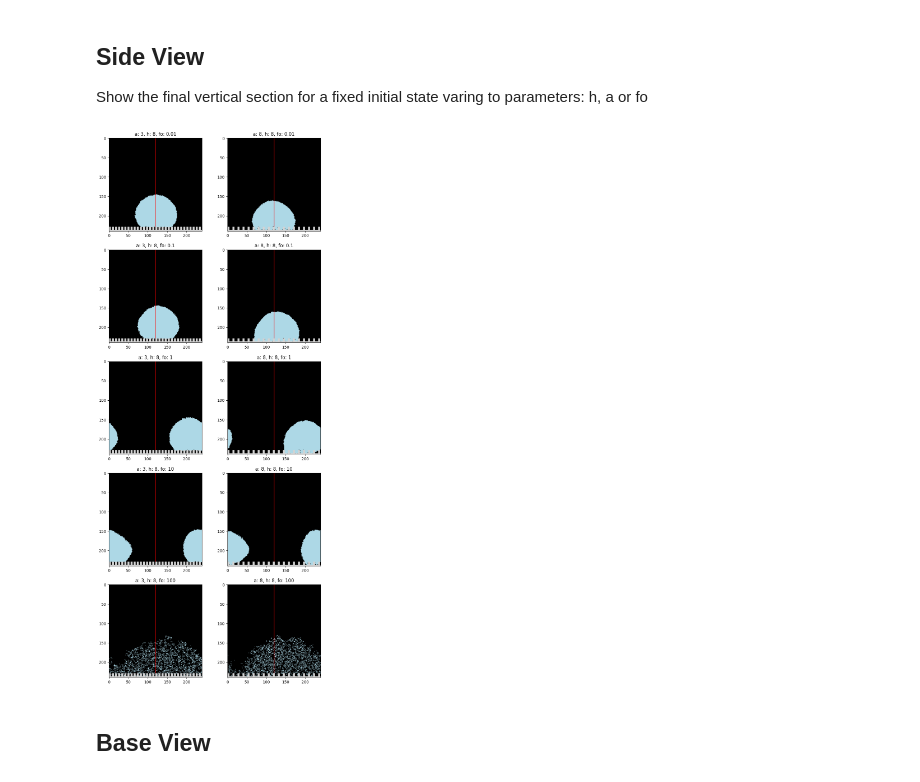
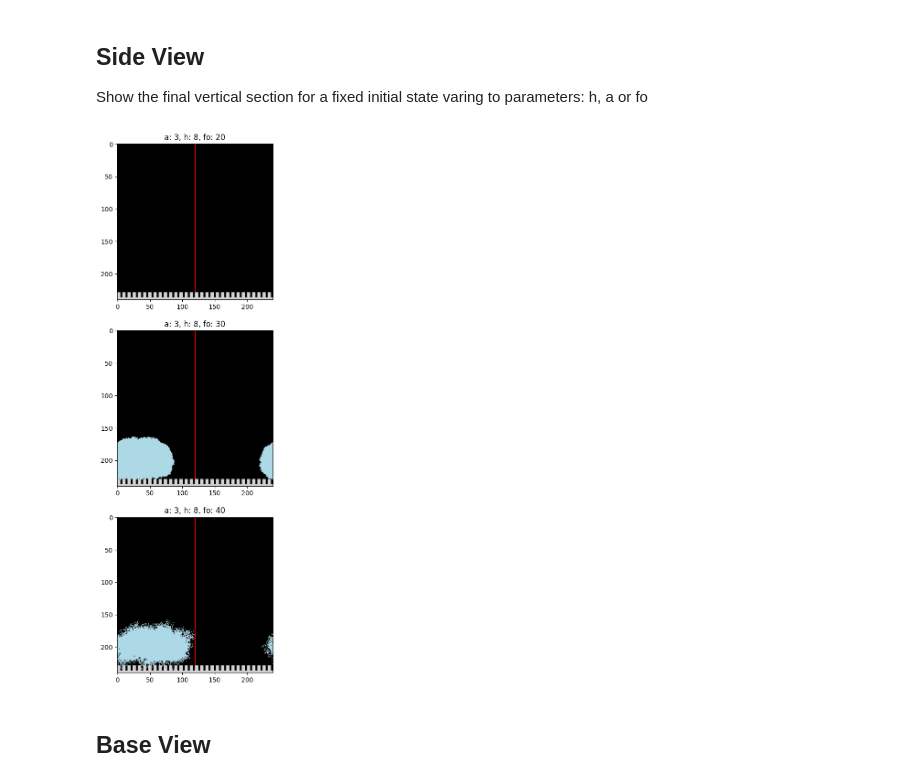
Before and after one commit to bboattini/active_drop_C, a Jupyter notebook: data_processings.ipynb, the cells around one changed output. Cells and saved outputs as stored; diff of their text form; code cells hidden in the pictures.

```diff
--- a/data_processings.ipynb
+++ b/data_processings.ipynb
@@ -373,7 +353,7 @@ Show WE and CB comparizon for a fixed **h** and **fo** time series
 
 PS: contain the scatter plot diagram
 # %%
-file_dict = file_crawler('/home/bboattini/Documents/Dados/Cluster/lamb_10-2_data_15_12_2023')['measures']
+file_dict = file_crawler(path)['measures']
 #--------------------------------------------------------------------------------------
 #Escolha dos arquivos
 print("\nEssas são as frorças possiveis:")
@@ -399,7 +379,7 @@ j = 0
 #Inicia a figura
 fig = plt.figure(figsize=(35,10))
 h = h_from_file(files_to_read[0])
-force = files_to_read[0].split("_")[32].replace(".dsf", "")
+force = fo_from_file(files_to_read[0])
 fig.suptitle('f = '+ force + ' and h = ' + str(h), fontsize=25)
 
 plt.rcParams['font.size'] = '15'
@@ -416,11 +396,11 @@ for f in files_to_read:
   state = state_from_file(f)
   N = 1
   if state == 'WE':
-    N = 5
+    N = 6
 
   a = a_from_file(f)
   #================================GEOMETRIA================================
-  plt.subplot(2,4,N)
+  plt.subplot(2,5,N)
   plt.plot(t ,bxw ,'-' ,c = colors[int(a)], label="Bx a="+str(a))
   #plt.plot(t ,byw ,'--' ,c = colors[int(a)], label="By Water a="+str(a))
   plt.legend(loc="upper left")
@@ -439,18 +419,24 @@ for f in files_to_read:
       altura.append(int(h))
   #print()
   #================================VOLUME ABAIXO============================
-  plt.subplot(2,4,N+1)
+  plt.subplot(2,5,N+1)
   plt.plot(t ,vbw ,'-' ,c = colors[int(a)], label="a="+str(a))
   plt.legend(loc="upper left")
   plt.title(r'V$_{p}$ state '+str(state_from_file(f)))
   #================================ANGULO================================
-  plt.subplot(2,4,N+2)
+  plt.subplot(2,5,N+2)
   plt.plot(t ,txw ,'-' ,c = colors[int(a)], label=r"$\theta _x$ a="+str(a))
-  #plt.plot(t ,tyw ,'--' ,c = colors[int(a)], label="$\theta _y$ a="+str(a))
+  plt.plot(t ,tyw ,'--' ,c = colors[int(a)], label="$\theta _y$ a="+str(a))
   plt.legend(loc="upper left")
   plt.title(r'$\theta$ state ' + str(state_from_file(f)))
+  #================================BASE================================
+  plt.subplot(2,5,N+3)
+  plt.plot(t ,bxw ,'-' ,c = colors[int(a)], label=r"$\theta _x$ a="+str(a))
+  plt.plot(t ,byw ,'--' ,c = colors[int(a)], label="$\theta _y$ a="+str(a))
+  plt.legend(loc="upper left")
+  plt.title(r'$B$ state ' + str(state_from_file(f)))
   #================================ENERGIA================================
-  plt.subplot(2,4,N+3)
+  plt.subplot(2,5,N+4)
   plt.plot(t,E,c = colors[int(a)], label="a="+str(a))
   plt.legend(loc="upper left")
   plt.title(f'E state {state_from_file(f)}')
@@ -621,36 +613,40 @@ for i, file in enumerate(file_dict):
             site = z*l2 + y*l + x
             #if z < h_base or (x % (w + a) < w and y % (w + a) < w):
             if z < h_base or (x % (w + a) < w):
                 image[x, z] = light_grey  # add a gray pixel
 
     # Read the file using numpy
     data = np.loadtxt(file, skiprows=1, dtype=int)
 
     # Iterate over the data
     for row in data:
         site, spin = row
         x = site % l
         y = (site // l) % l
         z = site // (l * l)
         if y == 120:  # adjust this value as needed
             if spin == 1:
                 image[x, z] = light_blue
             elif spin == 2:
                 image[x, z] = light_grey
 
     for z in range(h + h_base, l):
         image[120, z] = red
 
     # Rotate the image 90° anti-clockwise
     rotated_image = np.rot90(image, k=1, axes=(0, 1))
     # Display the rotated image in the corresponding subplot
-    axs[Row, Col].imshow(rotated_image)
-    axs[Row, Col].set_title(f'a: {a}, h: {h}, fo: {fo_from_file(file)}')
+    if len(horizontal) > 1:
+        axs[Row, Col].imshow(rotated_image)
+        axs[Row, Col].set_title(f'a: {a}, h: {h}, fo: {fo_from_file(file)}')
+    else:
+        axs[Row].imshow(rotated_image)
+        axs[Row].set_title(f'a: {a}, h: {h}, fo: {fo_from_file(file)}')
 
 # Save the figure as a JPEG file
 fig.savefig(f"{state}diagram_{vert}-vs-{hori}.jpg", format='jpeg')
 # %% [output]
-[figure, old version]
+[figure, new version]
 # %% [markdown]
 ## Base View
 # %% [markdown]
```
Also changed, not shown: parts of 7 cells of this notebook, 1 other file.
